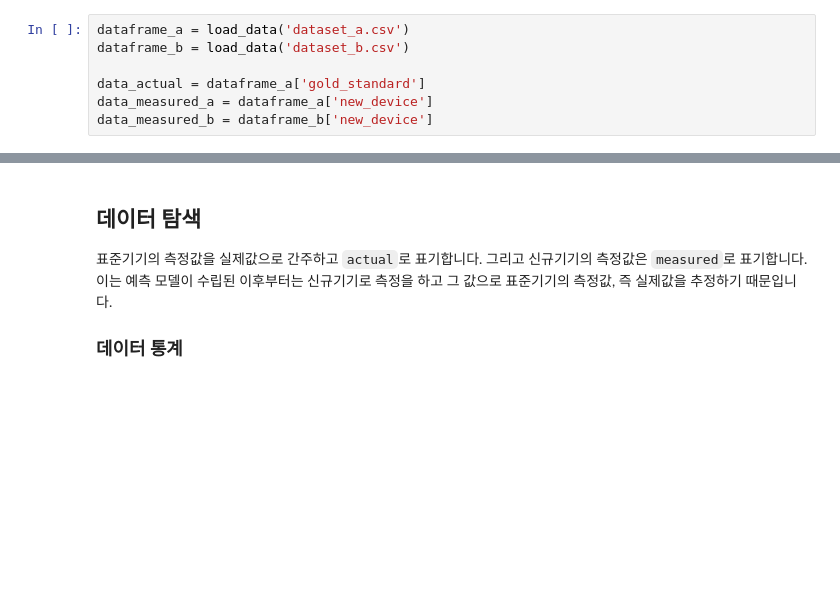
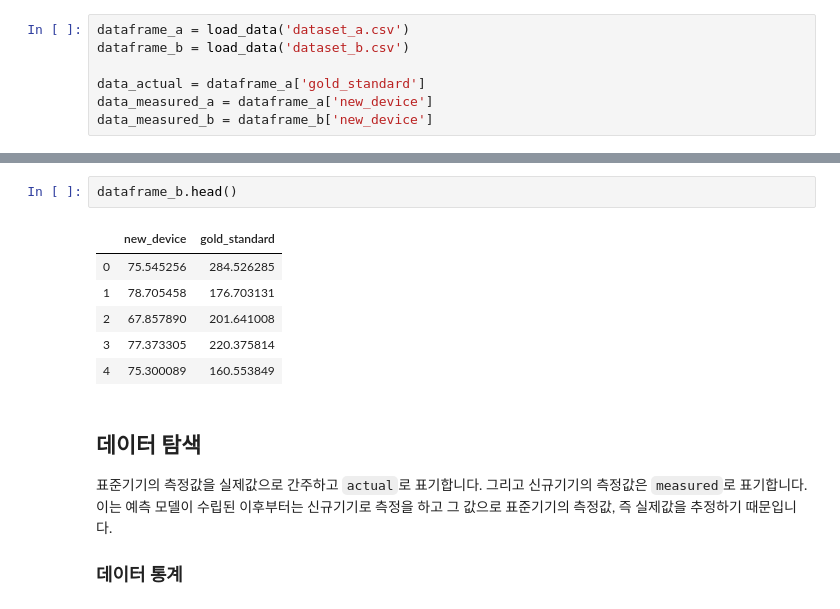
Before and after one commit to trvoid/ml-study, a Jupyter notebook: device-validation/device-validation-by-histogram-model.ipynb, the cells around one changed output, grey strips where cells are left out. Saved outputs shown, nothing was run; the diff lists cells and outputs as text; blank space fills up the shorter version.

```diff
--- a/device-validation/device-validation-by-histogram-model.ipynb
+++ b/device-validation/device-validation-by-histogram-model.ipynb
@@ -77,3 +88,12 @@ data_measured_b = dataframe_b['new_device']
+# %%
+dataframe_b.head()
+# %% [output]
+|  | new_device | gold_standard |
+| 0 | 75.545256 | 284.526285 |
+| 1 | 78.705458 | 176.703131 |
+| 2 | 67.857890 | 201.641008 |
+| 3 | 77.373305 | 220.375814 |
+| 4 | 75.300089 | 160.553849 |
 # %% [markdown]
 ## 데이터 탐색
 
```
Also changed, not shown: parts of 9 cells of this notebook.
